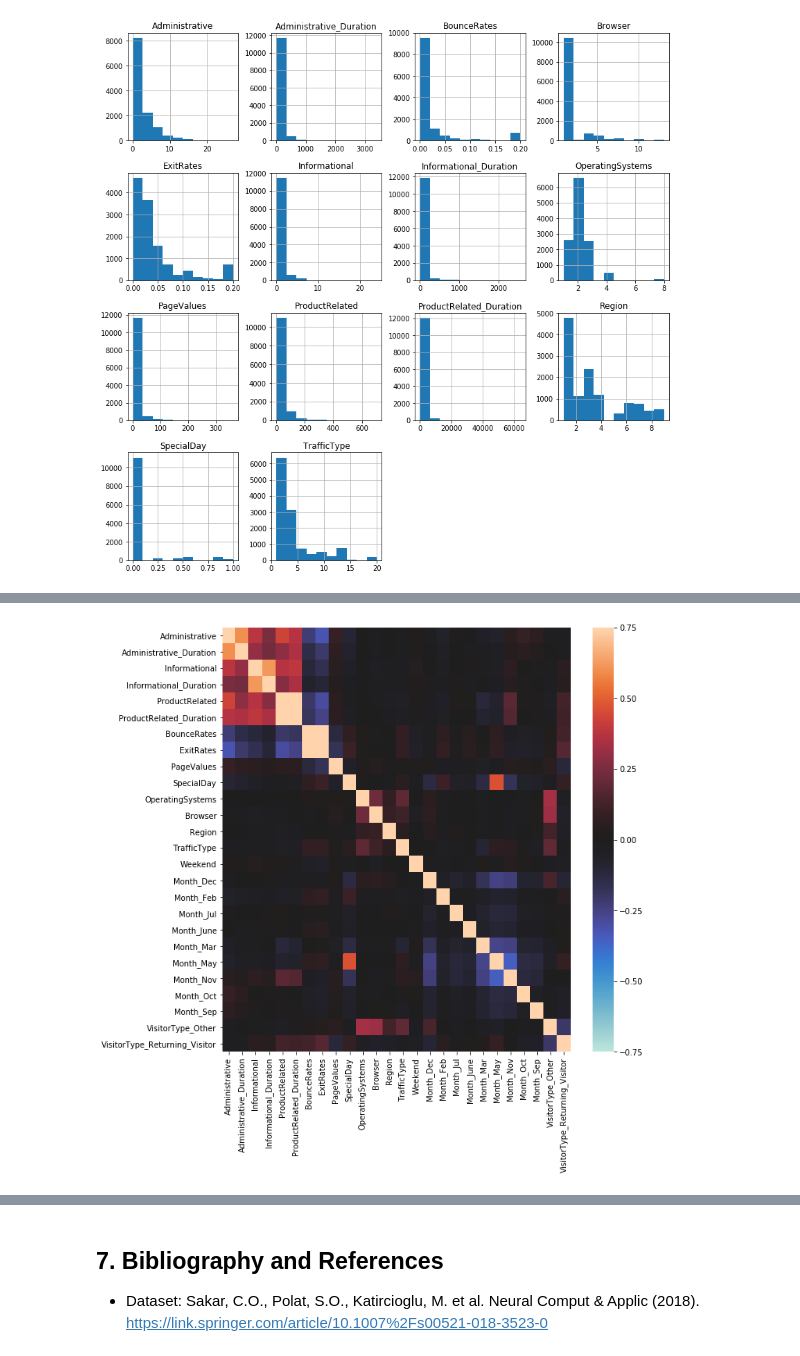
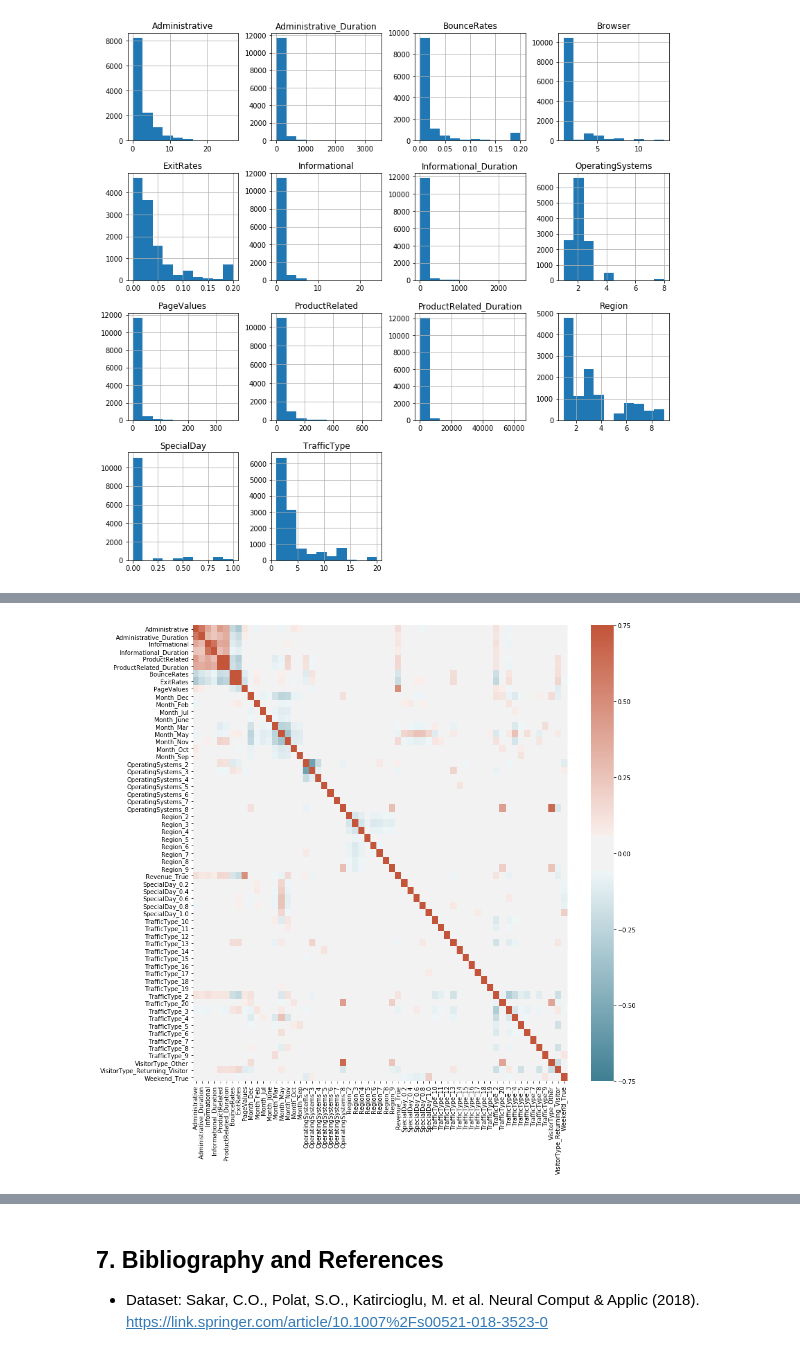
Before and after one commit to a123priya/dsc-mod-5-project-online-ds-pt-021119, a Jupyter notebook: student.ipynb, the cells around one changed output, grey strips where cells are left out. Drawn from its saved outputs; the diff is of its cells as text; code cells hidden in the pictures.

```diff
--- a/student.ipynb
+++ b/student.ipynb
@@ -214,0 +389,4 @@ Index(['Administrative', 'Administrative_Duration', 'Informational',
+# %%
+#Assign appropriate data type to categorical variables.
+nonum_feats = data[nonum_feats_names].astype('category')
+nonum_feats.info()
@@ -214,0 +407,4 @@ Index(['Administrative', 'Administrative_Duration', 'Informational',
+# %%
+#One-hot-code categorical variables and dropping the reference value.
+ohc_feats = pd.get_dummies(nonum_feats,drop_first=True)
+ohc_feats.info()
@@ -214,0 +486,8 @@ Index(['Administrative', 'Administrative_Duration', 'Informational',
+# %%
+num_cols = ['Administrative', 'Administrative_Duration', 'Informational', 'Informational_Duration',
+            'ProductRelated', 'ProductRelated_Duration', 'BounceRates', 'ExitRates','PageValues']
+scaler = StandardScaler()
+to_scale = data[num_cols]
+scaled_df = scaler.fit_transform(to_scale)
+scaled_df = pd.DataFrame(scaled_df,columns=num_cols)
+scaled_df.describe()
@@ -214,0 +504,3 @@ Index(['Administrative', 'Administrative_Duration', 'Informational',
+# %%
+final_data = pd.concat([scaled_df,ohc_feats],axis=1)
+final_data.head()
@@ -215,5 +515,6 @@ Index(['Administrative', 'Administrative_Duration', 'Informational',
 # %%
-plt.figure(figsize=(10,10))
-sns.heatmap(ohc_feats.corr(),vmin=-0.75,vmax=0.75,center=0);
+plt.figure(figsize=(14,14))
+cmap = sns.diverging_palette(220, 20, sep=20, as_cmap=True)
+sns.heatmap(final_data.corr(),vmin=-0.75,vmax=0.75,center=0, cmap=cmap);
 # %% [output]
-[figure, old version]
+[figure, new version]
```
Also changed, not shown: parts of 48 cells of this notebook.
